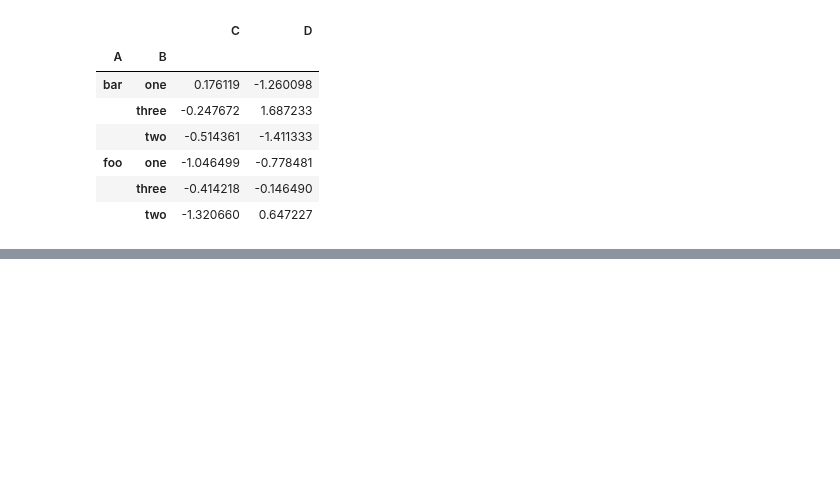
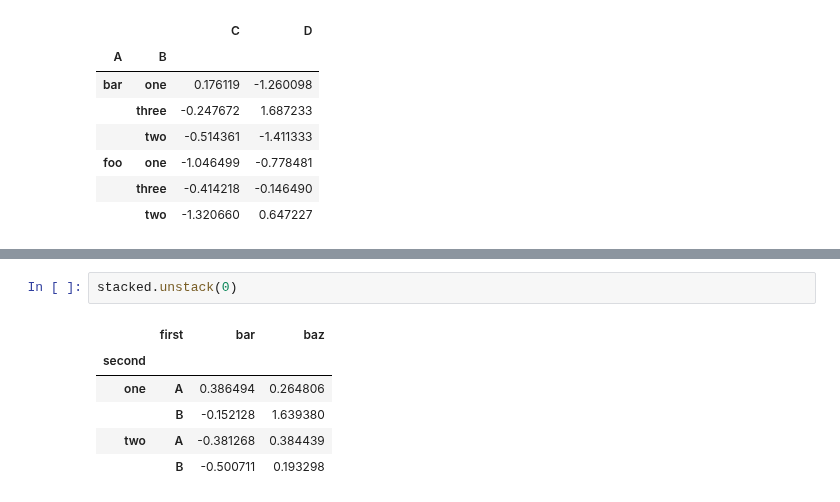
Before and after one commit to dnlmkhlv/ml, a Jupyter notebook: pandas/pandas_tutorial.ipynb, the cells around one changed output, grey strips where cells are left out. Drawn from its saved outputs; the diff is of its cells as text; blank space fills up the shorter version.

```diff
--- a/pandas/pandas_tutorial.ipynb
+++ b/pandas/pandas_tutorial.ipynb
@@ -709,0 +767,9 @@ df.groupby(["A", "B"]).sum()
+# %%
+stacked.unstack(0)
+# %% [output]
+|  | first | bar | baz |
+| second |  |  |  |
+| one | A | 0.386494 | 0.264806 |
+|  | B | -0.152128 | 1.639380 |
+| two | A | -0.381268 | 0.384439 |
+|  | B | -0.500711 | 0.193298 |
```
Also changed, not shown: parts of 11 cells of this notebook.
